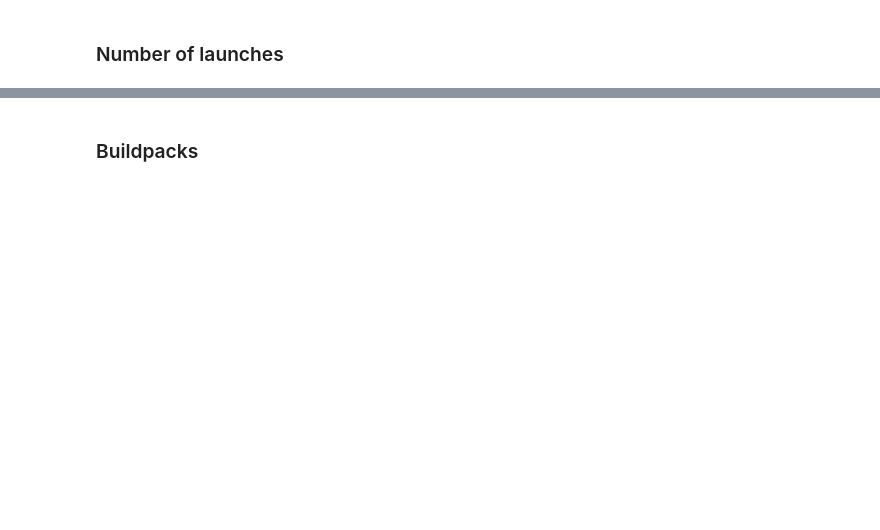
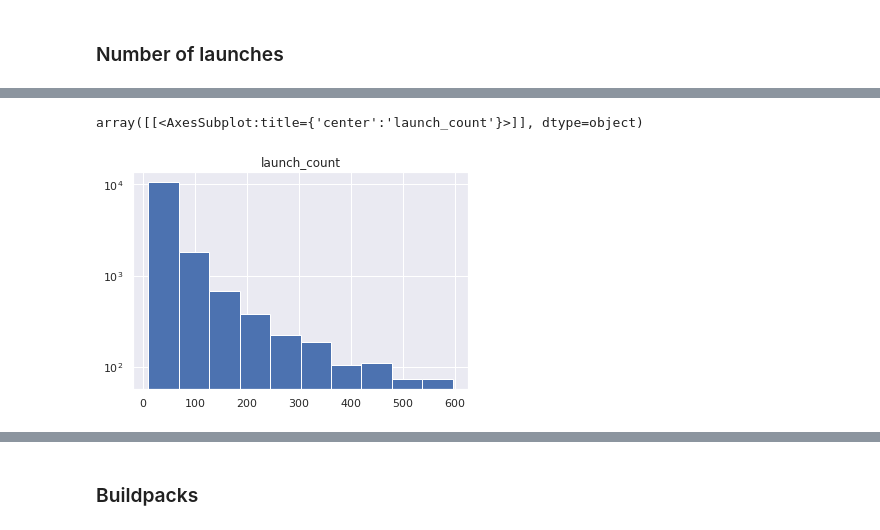
Before and after one commit to gesiscss/binder_paper_20, a Jupyter notebook: analysis/repos.ipynb, the cells around one changed output, grey strips where cells are left out. Drawn from its saved outputs; the diff is of its cells as text; code cells hidden in the pictures; blank space fills up the shorter version.

```diff
--- a/analysis/repos.ipynb
+++ b/analysis/repos.ipynb
@@ -436 +378,7 @@ array([[<AxesSubplot:title={'center':'launch_count'}>]], dtype=object)
+# %%
+repos_10_600 = repos_10[repos_10["launch_count"] < 600]
+repos_10_600.hist(column="launch_count", log=True)
+# %% [output]
+array([[<AxesSubplot:title={'center':'launch_count'}>]], dtype=object)
+[figure, added]
 # %%
```
Also changed, not shown: parts of 47 cells of this notebook, 3 other files.
